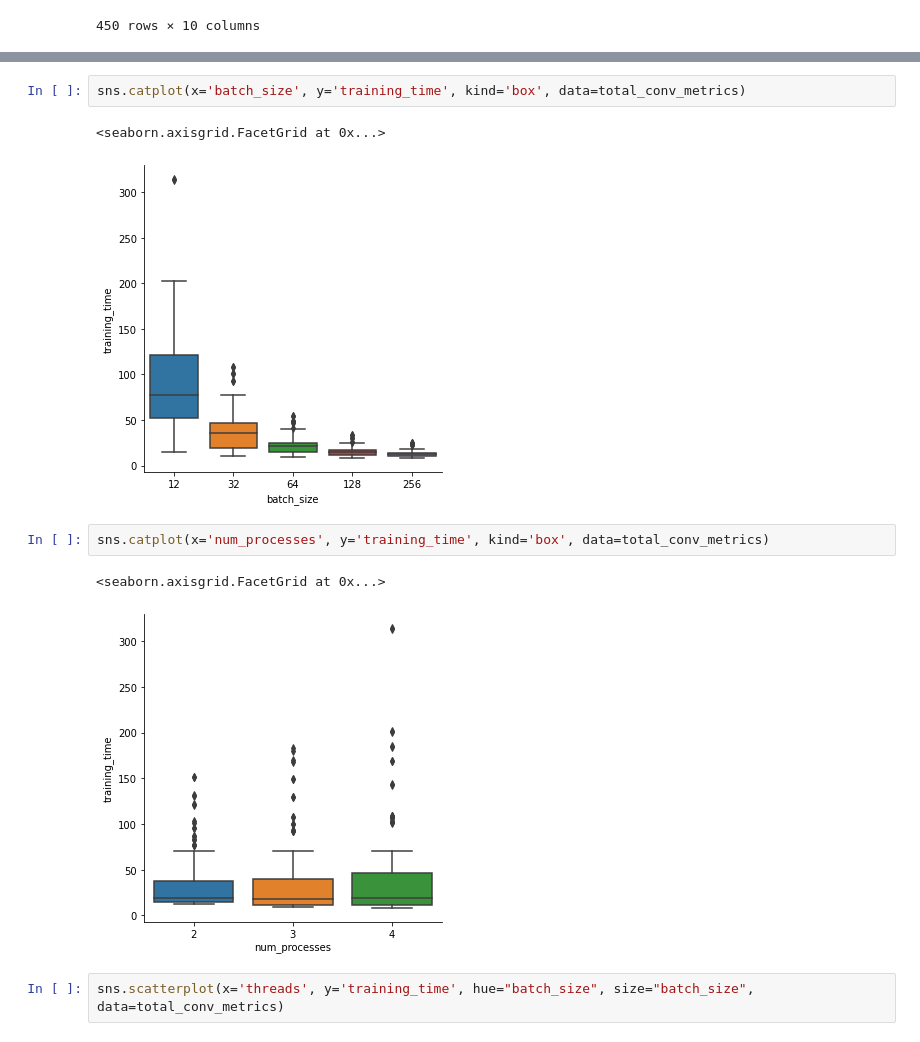
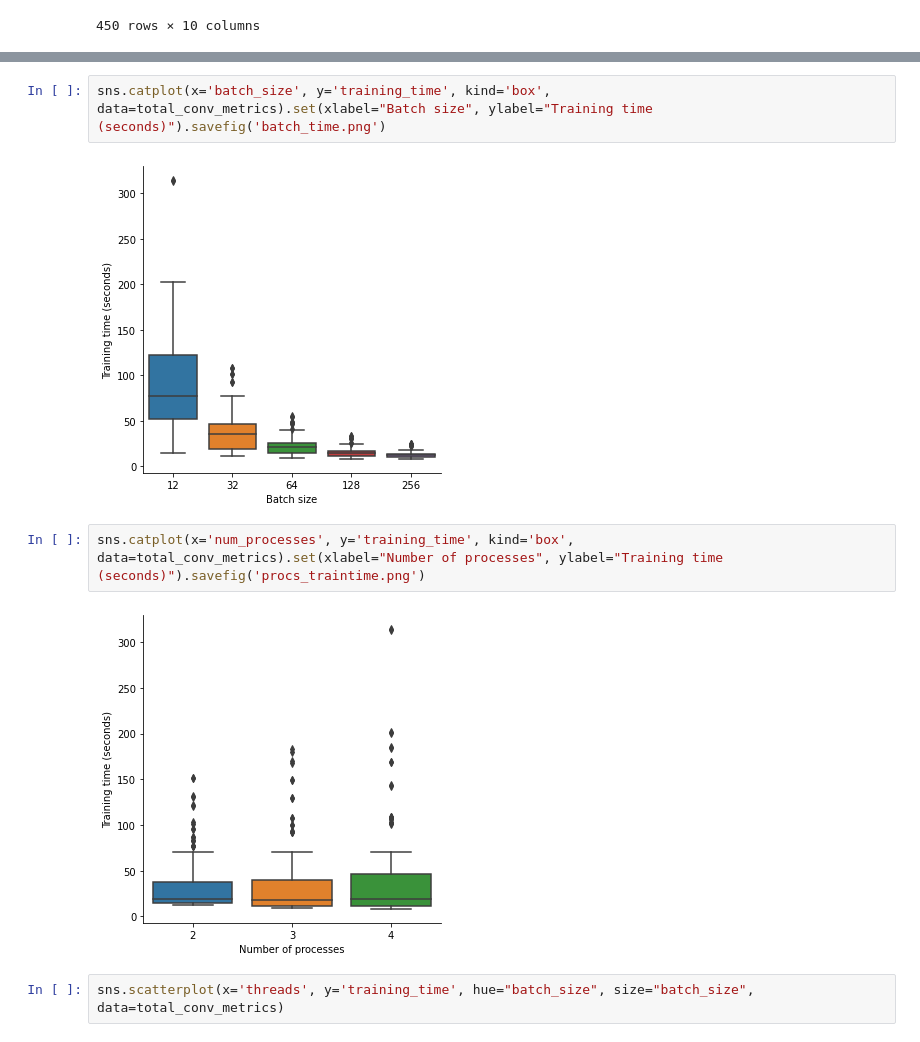
Before and after one commit to samkellerhals/parallel-deep-networks, a Jupyter notebook: src/evaluation/visualise.ipynb, the cells around one changed output, grey strips where cells are left out. Saved outputs shown, nothing was run; the diff lists cells and outputs as text.

```diff
--- a/src/evaluation/visualise.ipynb
+++ b/src/evaluation/visualise.ipynb
@@ -77,13 +73,11 @@ sns.catplot(x='batch_size', y='accuracy', kind='box', data=total_conv_metrics)
 # %%
-sns.catplot(x='batch_size', y='training_time', kind='box', data=total_conv_metrics)
+sns.catplot(x='batch_size', y='training_time', kind='box', data=total_conv_metrics).set(xlabel="Batch size", ylabel="Training time (seconds)").savefig('batch_time.png')
 # %% [output]
-<seaborn.axisgrid.FacetGrid at 0x...>
-[figure, old version]
+[figure, new version]
 # %%
-sns.catplot(x='num_processes', y='training_time', kind='box', data=total_conv_metrics)
+sns.catplot(x='num_processes', y='training_time', kind='box', data=total_conv_metrics).set(xlabel="Number of processes", ylabel="Training time (seconds)").savefig('procs_traintime.png')
 # %% [output]
-<seaborn.axisgrid.FacetGrid at 0x...>
-[figure, old version]
+[figure, new version]
 # %%
 sns.scatterplot(x='threads', y='training_time', hue="batch_size", size="batch_size", data=total_conv_metrics)
 # %% [output]
```
Also changed, not shown: parts of 13 cells of this notebook, 7 other files.
